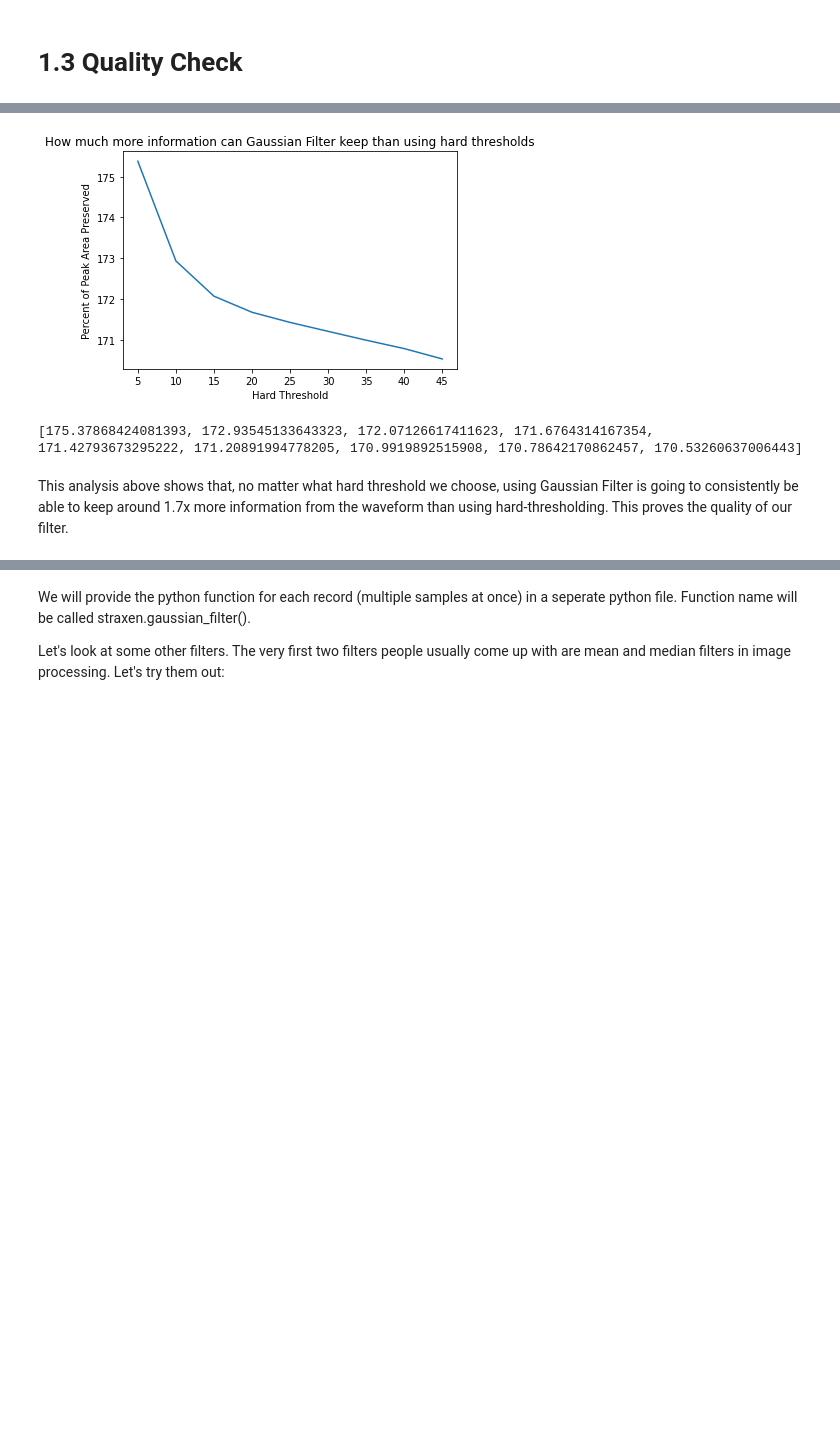
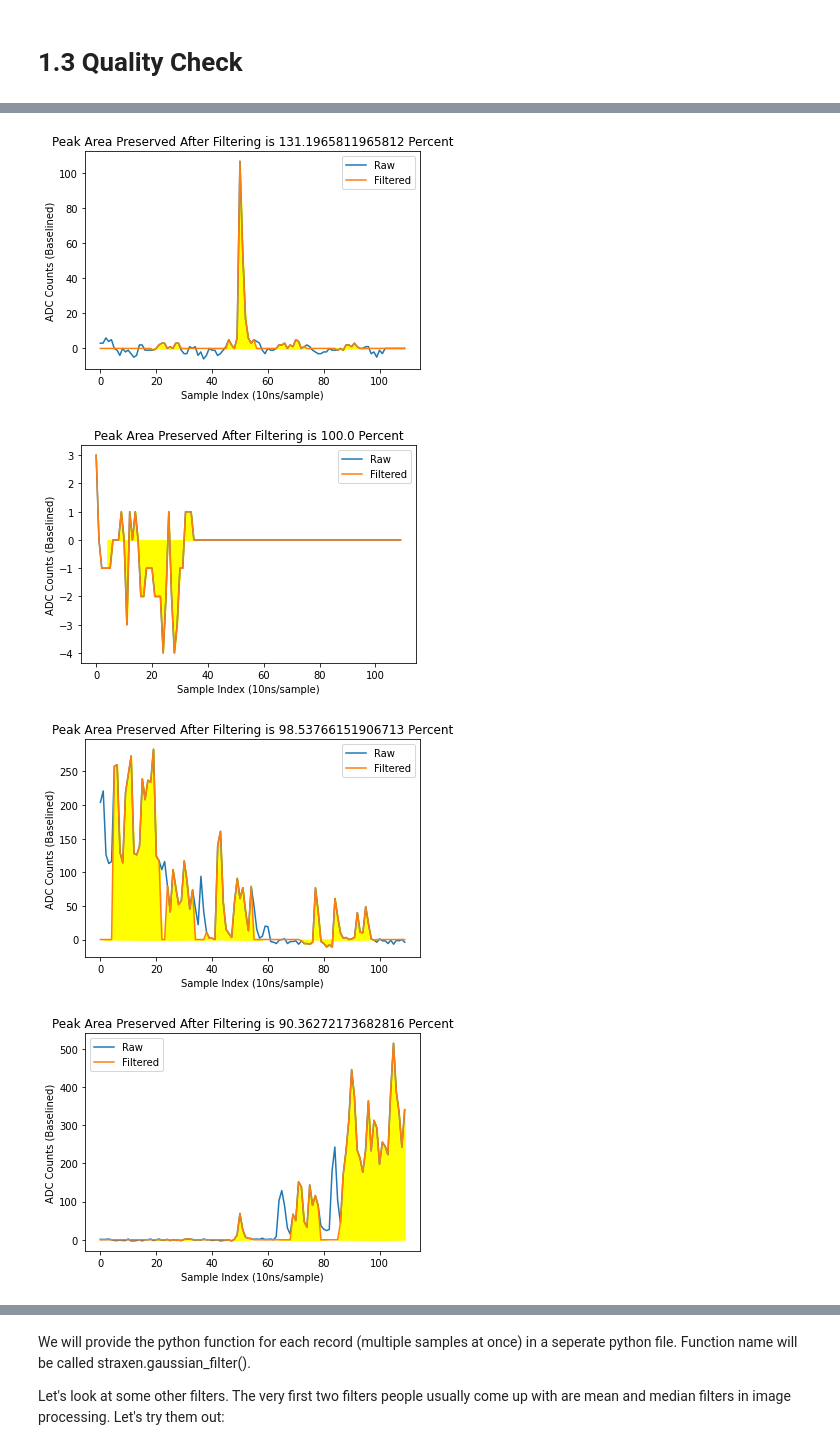
Before and after one commit to RiceAstroparticleLab/signal_processing, a Jupyter notebook: filtering.ipynb, the cells around one changed output, grey strips where cells are left out. Saved outputs shown, nothing was run; the diff lists cells and outputs as text; code cells hidden in the pictures; blank space fills up the shorter version.

```diff
--- a/filtering.ipynb
+++ b/filtering.ipynb
@@ -264,11 +234,45 @@ for i in range(5,50,5):
-# %%
-plt.plot(y_l, x_l)
-plt.ylabel("Percent of Peak Area Preserved")
-plt.xlabel("Hard Threshold")
-plt.title("How much more information can Gaussian Filter keep than using hard thresholds")
-plt.show()
-# %% [output]
-[figure, removed]
-[175.37868424081393, 172.93545133643323, 172.07126617411623, 171.6764314167354, 171.42793673295222, 171.20891994778205, 170.9919892515908, 170.78642170862457, 170.53260637006443]
-# %% [markdown]
-This analysis above shows that, no matter what hard threshold we choose, using Gaussian Filter is going to consistently be able to keep around 1.7x more information from the waveform than using hard-thresholding. This proves the quality of our filter.
+# %%
+idxs = []
+for i in range(len(rm)):
+    for j in range(len(rm[0])):
+        idxs.append([i,j])
+random.shuffle(idxs)
+sample_idxs = idxs[0:5]
+raw_list = []
+gau_list = []
+for i in sample_idxs:
+    raw_list.append(rm[i[0]][i[1]])
+    gau_list.append(r_matrix[i[0]][i[1]])
+# %%
+#print (raw_list)
+#print (gau_list)
+
+for i in range(0, 5):
+    sum_raw = 0
+    sum_gau = 0
+    raw = raw_list[i][-1]
+    gau = gau_list[i][-1]
+    plt.plot(raw, label="Raw")
+    plt.plot(gau, label="Filtered")
+    p1s, prop1s = signal.find_peaks(raw)
+    for p1 in p1s:
+        sum_raw += sum(raw[p1-5:p1+5])
+    p2s, prop2s = signal.find_peaks(gau)
+    for p2 in p2s:
+        sum_gau += sum(raw[p2-5:p2+5])
+        if sum_gau != 0:
+            x = [p2-5,p2-4,p2-3,p2-2,p2-1,p2,p2+1,p2+2,p2+3,p2+4]
+            plt.fill_between(x, gau[p2-5:p2+5], color="yellow")
+    plt.legend()
+    plt.xlabel("Sample Index (10ns/sample)")
+    plt.ylabel("ADC Counts (Baselined)")
+    if sum_gau == 0:
+        plt.title("No Valid Peaks Found by Gaussian Filter")
+    else:
+        plt.title("Peak Area Preserved After Filtering is " + str(100*sum_gau/float(sum_raw)) + " Percent")
+    plt.show()
+# %% [output]
+[figure, added]
+[figure, added]
+[figure, added]
+[figure, added]
```
Also changed, not shown: parts of 13 cells of this notebook.
